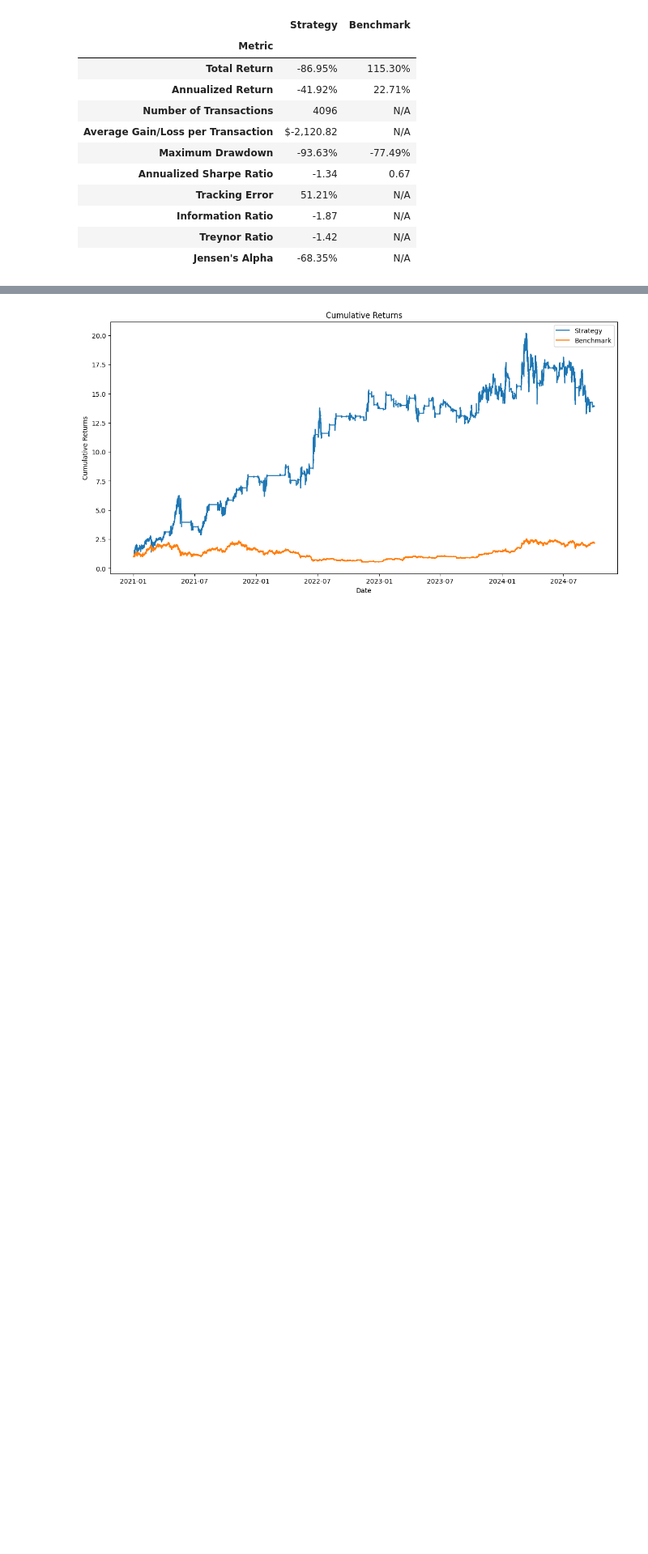
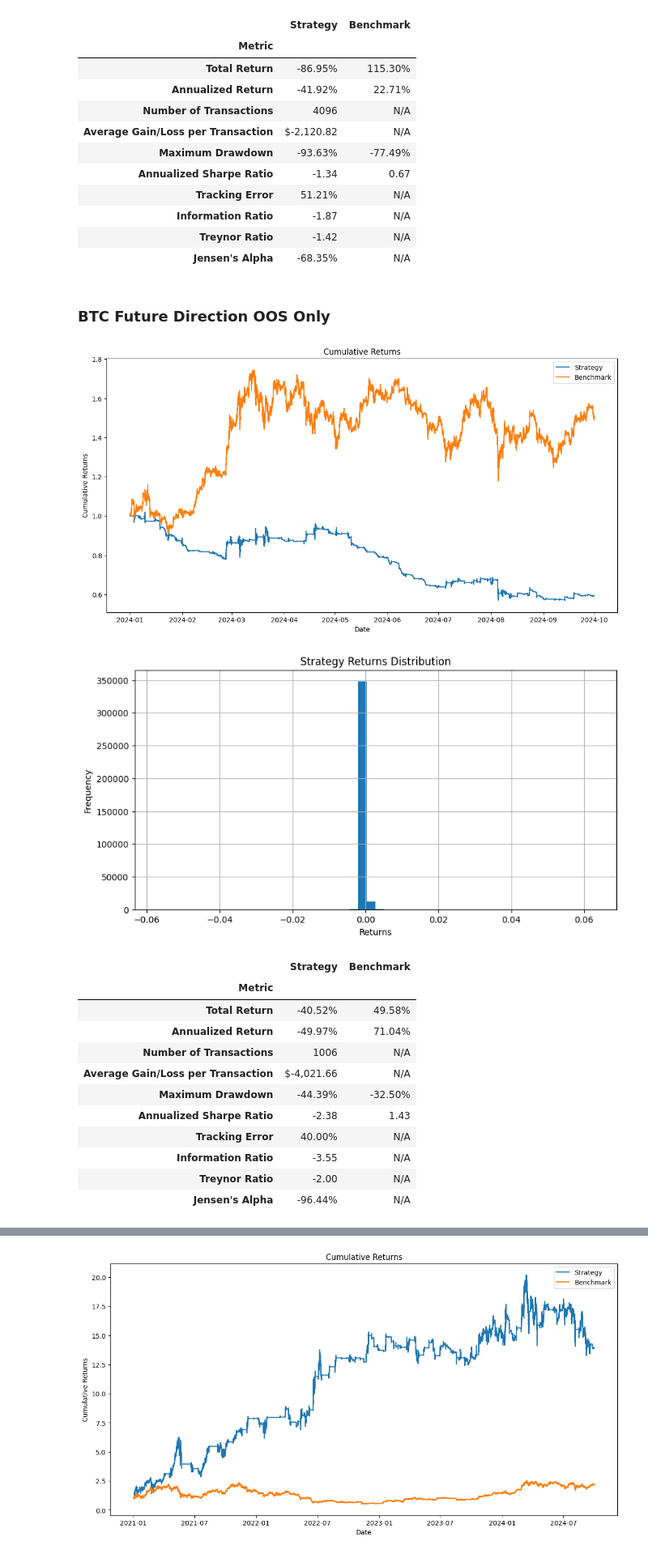
Before and after one commit to harrypandas/algo_trading_project, a Jupyter notebook: ML_Strat_ZJ.ipynb, the cells around one changed output, grey strips where cells are left out. Shown at 81% size. Drawn from its saved outputs; the diff is of its cells as text; code cells hidden in the pictures; blank space fills up the shorter version.

```diff
--- a/ML_Strat_ZJ.ipynb
+++ b/ML_Strat_ZJ.ipynb
@@ -1152,4 +1275,45 @@ metrics_df
 | Information Ratio | -1.87 | N/A |
 | Treynor Ratio | -1.42 | N/A |
 | Jensen's Alpha | -68.35% | N/A |
+# %% [markdown]
+### BTC Future Direction OOS Only
+# %%
+strategy_params = {
+    'investment_fraction': 1.0,
+    'use_limit_orders': False,          # Use limit orders
+    'buy_threshold': 0.65,
+    'sell_threshold': 0.35,
+    'limit_order_buffer': 0.00001,       # 0.1% price buffer
+    'limit_order_duration': 3          # 5 minutes duration
+}
+
+# Simulate the trading strategy for 'BTC_Future_Direction_5m'
+df_with_results, performance_metrics, trade_history = simulate_trading_strategy(
+    df=trading_df[trading_df.index >= '2024-01-01'],
+    target_variable='BTC_Future_Direction_5m',
+    initial_capital=10_000_000,
+    transaction_cost=0.001,
+    strategy_params=strategy_params
+)
+
+# Analyze the strategy
+metrics_df = analyze_strategies(df_with_results)
+
+# Display the metrics
+metrics_df
+# %% [output]
+[figure, added]
+[figure, added]
+|  | Strategy | Benchmark |
+| Metric |  |  |
+| Total Return | -40.52% | 49.58% |
+| Annualized Return | -49.97% | 71.04% |
+| Number of Transactions | 1006 | N/A |
+| Average Gain/Loss per Transaction | $-4,021.66 | N/A |
+| Maximum Drawdown | -44.39% | -32.50% |
+| Annualized Sharpe Ratio | -2.38 | 1.43 |
+| Tracking Error | 40.00% | N/A |
+| Information Ratio | -3.55 | N/A |
+| Treynor Ratio | -2.00 | N/A |
+| Jensen's Alpha | -96.44% | N/A |
 # %% [markdown]
```
Also changed, not shown: parts of 22 cells of this notebook.
